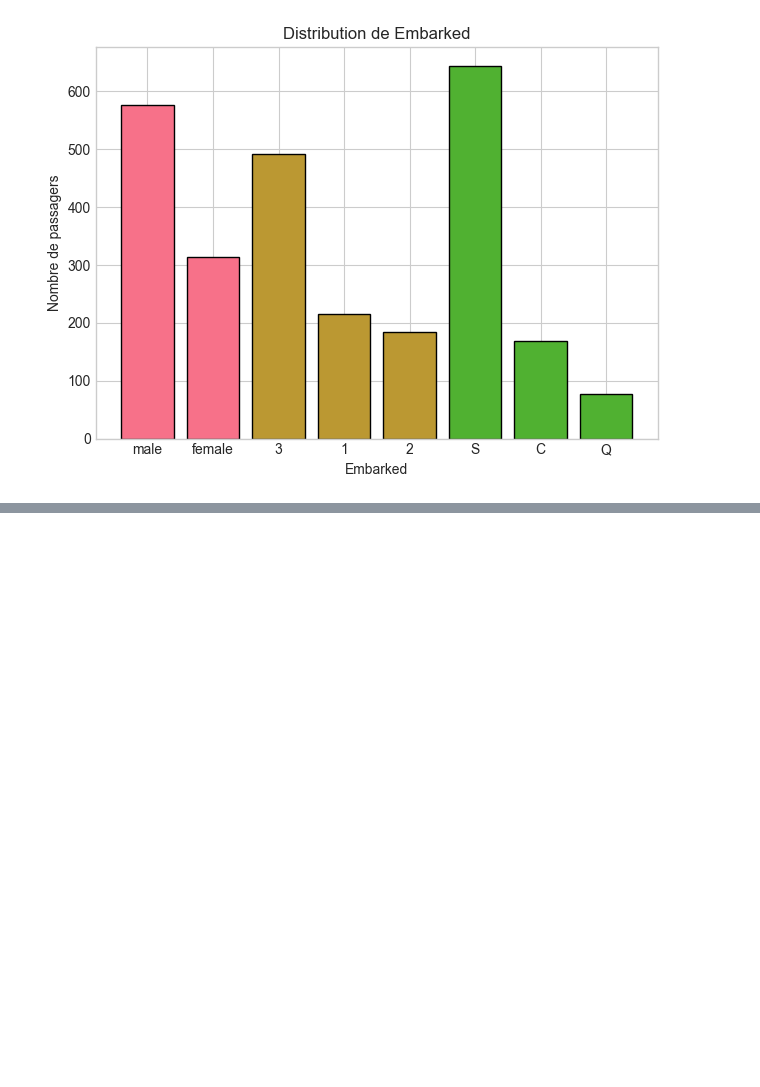
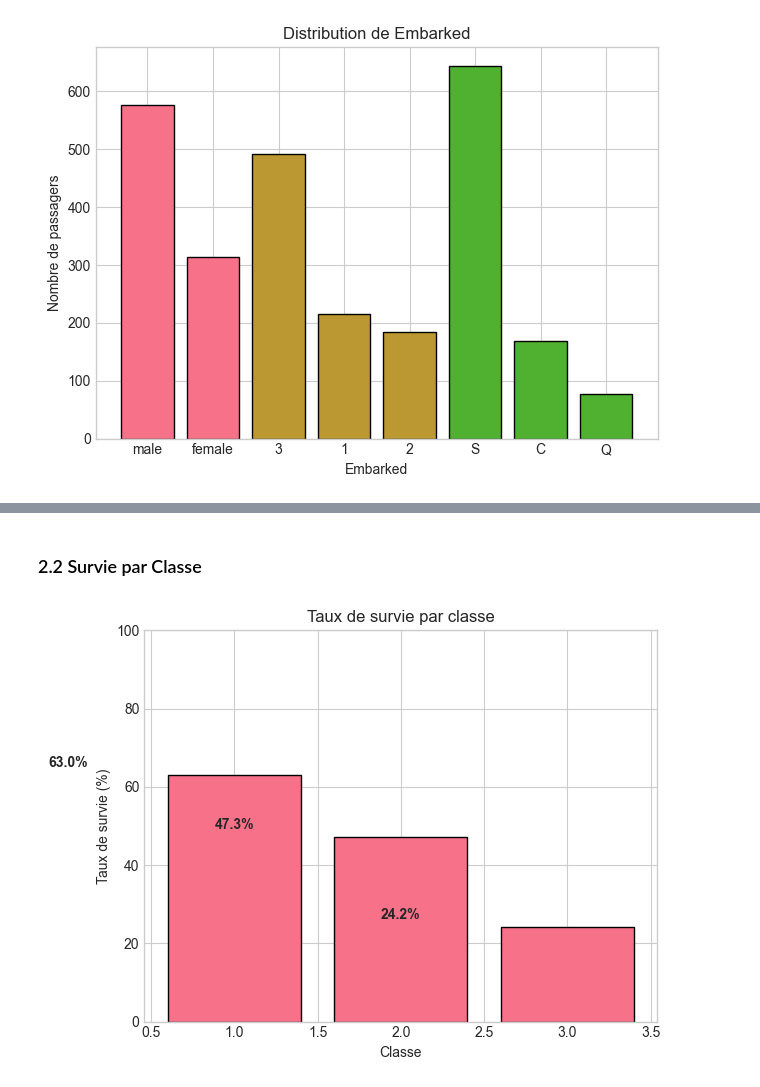
Before and after one commit to MaxMxx/titanic-prog-avance, a Jupyter notebook: notebooks/011_eda.ipynb, the cells around one changed output, grey strips where cells are left out. Cells and saved outputs as stored; diff of their text form; code cells hidden in the pictures; blank space fills up the shorter version.

```diff
--- a/notebooks/011_eda.ipynb
+++ b/notebooks/011_eda.ipynb
@@ -114,0 +135,18 @@ plt.show()
+# %% [markdown]
+### 2.2 Survie par Classe
+# %%
+fig, axes = plt.subplots(1, 1)
+
+survival_by_class = df.groupby('Pclass')['Survived'].mean() * 100
+axes.bar(survival_by_class.index, survival_by_class.values, edgecolor='black')
+axes.set_xlabel('Classe')
+axes.set_ylabel('Taux de survie (%)')
+axes.set_title('Taux de survie par classe')
+axes.set_ylim(0, 100)
+for i, v in enumerate(survival_by_class.values):
+    axes.text(i, v + 2, f'{v:.1f}%', ha='center', fontweight='bold')
+
+plt.tight_layout()
+plt.show()
+# %% [output]
+[figure, added]
```
Also changed, not shown: parts of 7 cells of this notebook.
